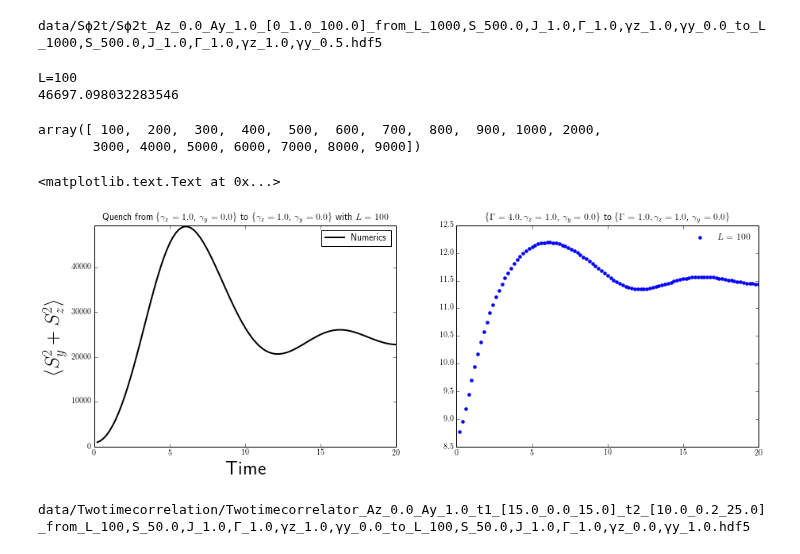
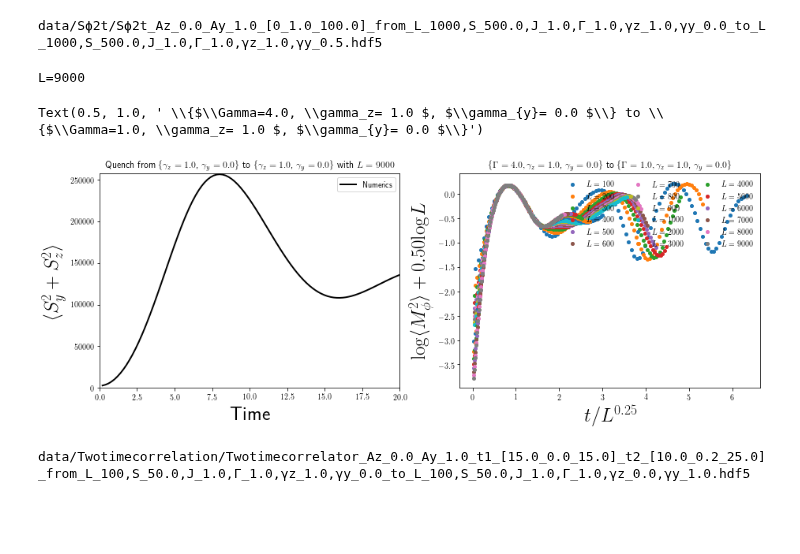
Before and after one commit to paraj003/LMG_quench, a Jupyter notebook: LMG_sim.ipynb, the cells around one changed output. Cells and saved outputs as stored; diff of their text form; code cells hidden in the pictures; blank space fills up the shorter version.

```diff
--- a/LMG_sim.ipynb
+++ b/LMG_sim.ipynb
@@ -276,11 +276,12 @@ Loading file:data/Energies_Eigenvecs/Energies_Eigenvecs_L_9000,S_4500.0,J_1.0,Γ
 # %%
 #plotting magsq for different system size as a function of energy level
 for q in range(np.size(Larr)):
-    plt.semilogy(range(n_energies),Sϕsqlist[q,:],'-o',label='L=%d'%Larr[q])
+    L=Larr[q]
+    plt.semilogy(range(n_energies),Sϕsqlist[q,:]/L**(4/3),'-o',label='L=%d'%Larr[q])
 plt.xlabel("Excited State \\#",fontsize=25)
-plt.ylabel("$\\langle S_z^2+S_y^2\\rangle$",fontsize=25)
+plt.ylabel("$\\langle S_z^2+S_y^2\\rangle/L^{4/3}$",fontsize=25)
 plt.xlim(0,19)
-plt.ylim (1*10**4,5*10**5)
+#plt.ylim (1*10**4,5*10**5)
 plt.xticks([0 ,5,10,15,20])
 plt.legend(numpoints=1,loc=4,fontsize=15)
 plt.title('\\{$\\gamma_z= %.1f $, $\\gamma_{y}= %.1f $, $\\Gamma=%.1f$\\}'%(paramvals.γz,paramvals.γy,paramvals.Γ),fontsize=15)
@@ -979,10 +980,10 @@ where $t_1$ is chosen to be large (in the steady state) and plot as a function o
 Here we have the code for the time-dependence of the correlator for the quench Hamiltonian
 # %%
 #parameter definitions
-L=3000 #Set system size.
+#L=3000 #Set system size.
 
-paramvals0=LMG.Ham_params(N=L,S=L/2,J=1.,γz=1.,γy=0.,Γ=4.)
-paramvalsf=LMG.Ham_params(N=L,S=L/2,J=1.,γz=1.,γy=0.,Γ=1.)
+#paramvals0=LMG.Ham_params(N=L,S=L/2,J=1.,γz=1.,γy=0.,Γ=4.)
+#paramvalsf=LMG.Ham_params(N=L,S=L/2,J=1.,γz=1.,γy=0.,Γ=1.)
 #same time correlator definitions
 dt=0.2 #time step
 Tf=20. # final time step
@@ -1009,7 +1010,6 @@ LMG.save_data_Sϕ2t(paramvals0,paramvalsf,magnetizationmat,Azf,Ayf,GState,np.siz
 data/Sϕ2t/Sϕ2t_Az_0.0_Ay_1.0_[0_1.0_100.0]_from_L_1000,S_500.0,J_1.0,Γ_1.0,γz_1.0,γy_0.0_to_L_1000,S_500.0,J_1.0,Γ_1.0,γz_1.0,γy_0.5.hdf5
 # %%
 #Plot <Sϕ(t)Sϕ(t)> load from file.
-Larr=[100]
 directory1='data/Sϕ2t/'
 directory2='/home/paraj/Dropbox/Research_Projects_Current/LMG_Quench/data/Sϕ2t/'
 directory3='data/Sz2t/'
@@ -1022,13 +1022,15 @@ Sz2vals=np.zeros((Nsteps,np.size(Larr)))
 Mϕ2vals=np.zeros((Nsteps,np.size(Larr)))
 deletelist=np.array([],dtype=int)
 for L,p in zip(Larr,range(np.size(Larr))):
-    print('L='+str(L))#, end='\r', flush=True)
+    print('L='+str(L), end='\r', flush=True)
+    paramvals0=LMG.Ham_params(N=L,S=L/2,J=1.,γz=1.,γy=0.,Γ=4.)
+    paramvalsf=LMG.Ham_params(N=L,S=L/2,J=1.,γz=1.,γy=0.,Γ=1.)
     #load Sz^2 data
-    filename1=directory2+'Sϕ2t_Az_1.0_Ay_0.0_[0_'+str(dt)+'_'+str(dt*Nsteps)+']_from_'+paramvals0.paramstr()+'_to_'+paramvalsf.paramstr()+'.hdf5'
+    filename1=directory5+'Sϕ2t_Az_1.0_Ay_0.0_[0_'+str(dt)+'_'+str(dt*Nsteps)+']_from_'+paramvals0.paramstr()+'_to_'+paramvalsf.paramstr()+'.hdf5'
     #load Sy^2 data
-    filename2=directory2+'Sϕ2t_Az_0.0_Ay_1.0_[0_'+str(dt)+'_'+str(dt*Nsteps)+']_from_'+paramvals0.paramstr()+'_to_'+paramvalsf.paramstr()+'.hdf5'
+    filename2=directory5+'Sϕ2t_Az_0.0_Ay_1.0_[0_'+str(dt)+'_'+str(dt*Nsteps)+']_from_'+paramvals0.paramstr()+'_to_'+paramvalsf.paramstr()+'.hdf5'
     if (not os.path.exists(filename1)) or (not os.path.exists(filename2)):
-        print("L="+str(L))#+" data doesn't exist!")
+        print("L="+str(L)+" data doesn't exist!")
         deletelist=np.append(deletelist,int(p))
     else:
         #print("Loading files:\n "+filename1+"\n"+filename2)
@@ -1042,50 +1044,44 @@ for L,p in zip(Larr,range(np.size(Larr))):
         Sz2vals[:,p]=Sz2arr
         Sy2vals[:,p]=Sy2arr
         Mϕ2vals[:,p]=Sϕ2vals[:,p]*4/L**2
-        print(Sz2vals[25,p])
 Sϕ2vals_nonzero=np.delete(Sϕ2vals,deletelist,axis=1)
 Sy2vals_nonzero=np.delete(Sy2vals,deletelist,axis=1)
 Sz2vals_nonzero=np.delete(Sz2vals,deletelist,axis=1)
 Mϕ2vals_nonzero=np.delete(Mϕ2vals,deletelist,axis=1)
 Larr_nonzero=np.delete(Larr,deletelist,axis=0)
 # %% [output]
-L=100
-46697.098032283546
+L=9000
-# %%
-Larr_nonzero
-# %% [output]
-array([ 100,  200,  300,  400,  500,  600,  700,  800,  900, 1000, 2000,
-       3000, 4000, 5000, 6000, 7000, 8000, 9000])
 # %%
 plt.figure(figsize=(15,5))
 #plotting
 #plt.plot(tarr,Sϕ2vals_nonzero,'-',color='blue',linewidth=2,label='$\\langle S_z^2(t)+ S_y^2(t)\\rangle$')
 plt.subplot(1,2,1)
 plt.plot(tarr,Sz2vals_nonzero[:,-1],'-',color='black',linewidth=2,label='Numerics')#'$\\langle S_z^2(t)\\rangle$')
 #plt.plot(tarr,Sy2vals_nonzero,'-',color='red',linewidth=2,label='$\\langle S_y^2(t)\\rangle$')
 #plt.plot(np.linspace(0,Tf,1000),Szt,color='blue',label='Holstein-Primakoff',linewidth=1.5)
 #plt.axhline(Sz2inf,linestyle='dashed',color= 'black',label='$t=\\infty$ avg',linewidth=2)
 plt.xlabel("Time",fontsize=25)
 plt.ylabel("$\\langle S_y^2+S_z^2\\rangle$",fontsize=25)#"+S_y^2\\rangle$",fontsize=25)
 plt.xlim(0,tarr[-1])
 plt.ylim(0,np.max(Sϕ2vals_nonzero)+100)
 plt.legend(numpoints=1,loc=1)#bbox_to_anchor=(1.5,1))
 plt.title('Quench from \\{$\\gamma_z= %.1f $, $\\gamma_{y}= %.1f $\\} to \\{$\\gamma_z= %.1f $, $\\gamma_{y}= %.1f $\\} with $L=%d$'%(paramvals0.γz,paramvals0.γy, paramvalsf.γz,paramvalsf.γy,L))
 #figcaption("Time-dependence of the total spin for a system size $L=1000$ with the quench parameters shown in the figure. ")
 plt.subplot(1,2,2)
-mϕ=2#0.36
-mt=0.0#0.18
+mϕ=0.5
+mt=0.25
+
 for L,p in zip(Larr_nonzero,range(np.size(Larr_nonzero))):
     #print(p)
     plt.plot(tarr/L**mt,np.log(Mϕ2vals_nonzero[:,p])+mϕ*np.log(L),'.',markersize=8,linewidth=2,label='$L=%d$'% L)
-#plt.xlabel("$t/L^{ %0.2f } $"% mt,fontsize=25)
-#plt.ylabel("${\\rm log}\\langle M^2_\\phi \\rangle+ %0.2f {\\rmlog}L$"% mϕ,fontsize=25)
+plt.xlabel("$t/L^{ %0.2f } $"% mt,fontsize=25)
+plt.ylabel("${\\rm log}\\langle M^2_\\phi \\rangle+ %0.2f {\\rm log}L$"% mϕ,fontsize=25)
 plt.legend(loc=1,numpoints=1,ncol=3,frameon=False)
 #plt.ylim((-0.3,0.5))
 plt.title(' \\{$\Gamma=%.1f, \\gamma_z= %.1f $, $\\gamma_{y}= %.1f $\\} to \\{$\\Gamma=%.1f, \\gamma_z= %.1f $, $\\gamma_{y}= %.1f $\\}'%(paramvals0.Γ,paramvals0.γz,paramvals0.γy, paramvalsf.Γ,paramvalsf.γz,paramvalsf.γy))
 # %% [output]
-<matplotlib.text.Text at 0x...>
+Text(0.5, 1.0, ' \\{$\\Gamma=4.0, \\gamma_z= 1.0 $, $\\gamma_{y}= 0.0 $\\} to \\{$\\Gamma=1.0, \\gamma_z= 1.0 $, $\\gamma_{y}= 0.0 $\\}')
-[figure, old version]
+[figure, new version]
 # %%
 #calculate or load two time correlation <Sϕ(t2)Sϕ(t1)>
 correlationmat=LMG.twotimecorrelation(paramvals0,t1arr,t2arr,GState,energyf,vecf,Azf,Ayf)
```
Also changed, not shown: parts of 2 cells of this notebook.
